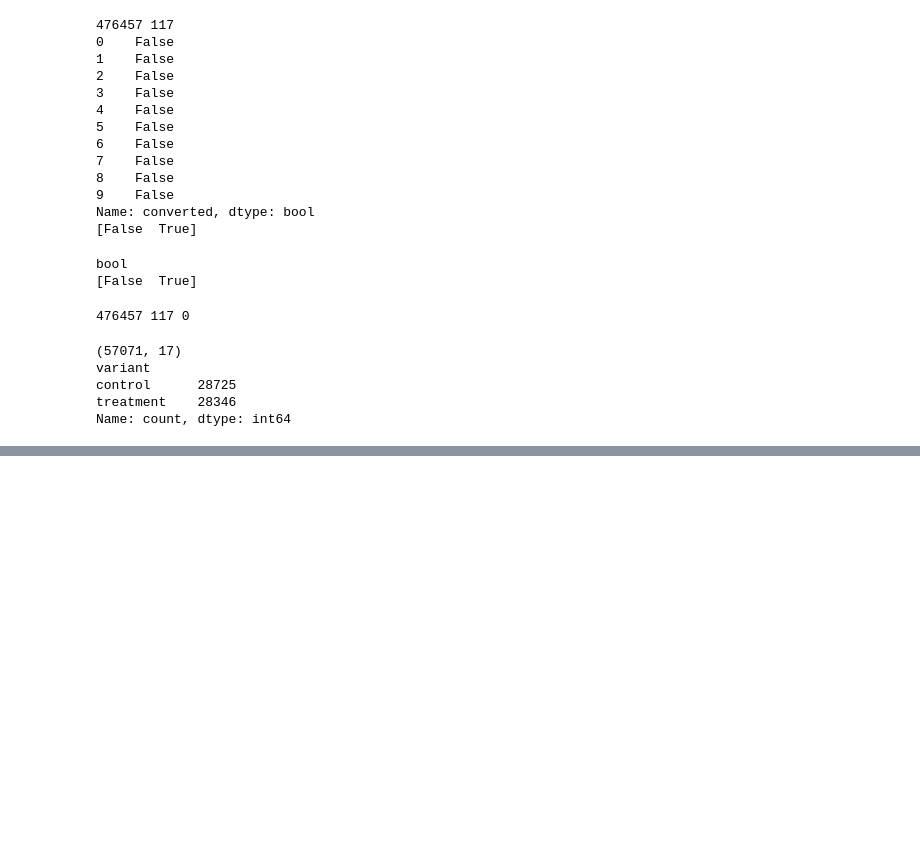
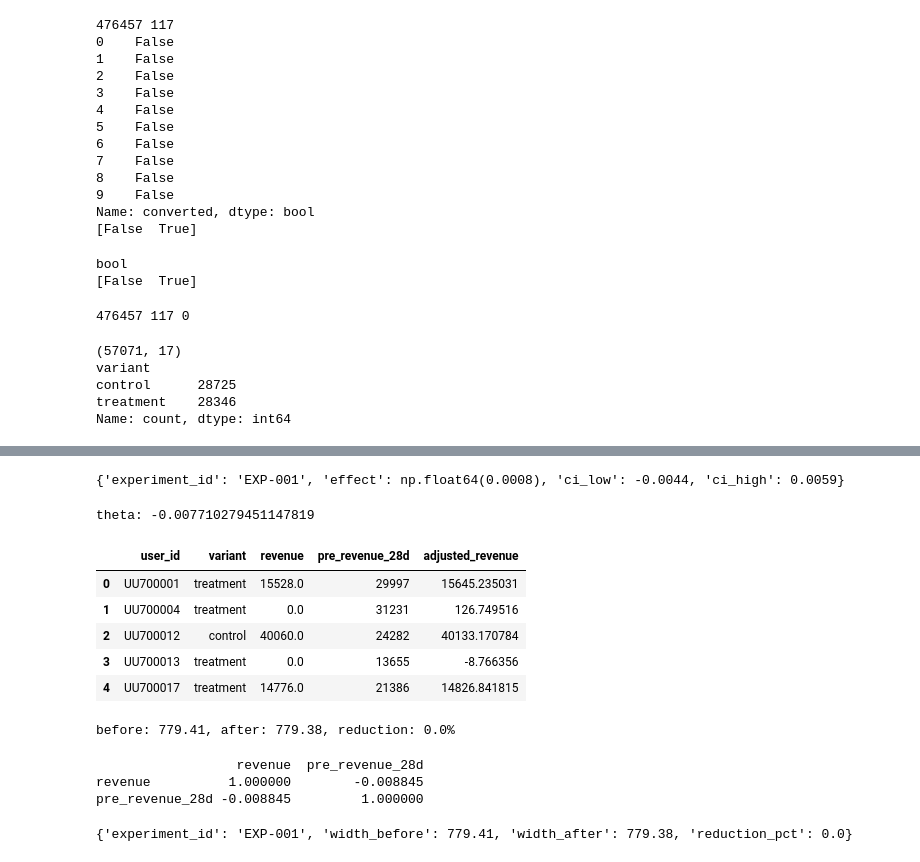
Before and after one commit to behwilionel-lang/skye8-ds-team-c-inference, a Jupyter notebook: notebooks/analysis.ipynb, the cells around one changed output, grey strips where cells are left out. Cells and saved outputs as stored; diff of their text form; code cells hidden in the pictures; blank space fills up the shorter version.

```diff
--- a/notebooks/analysis.ipynb
+++ b/notebooks/analysis.ipynb
@@ -203,0 +236,63 @@ Name: count, dtype: int64
+# %%
+# pull out just the effect and CI for variant_treated, save as a row
+effect = model.params["variant_treated"]
+ci_low, ci_high = model.conf_int().loc["variant_treated"]
+result_row = {"experiment_id": "EXP-001", "effect": round(effect,4), "ci_low": round(ci_low,4), "ci_high": round(ci_high,4)}
+print(result_row)
+# %% [output]
+{'experiment_id': 'EXP-001', 'effect': np.float64(0.0008), 'ci_low': -0.0044, 'ci_high': 0.0059}
+# %%
+# collapse to one row per user (sum revenue across their events), then apply CUPED
+user_level = one_test.groupby("user_id").agg(
+    variant=("variant","first"),
+    revenue=("revenue_xaf","sum"),
+    pre_revenue_28d=("pre_revenue_28d","first")
+).reset_index()
+
+covariance = np.cov(user_level["revenue"], user_level["pre_revenue_28d"])[0][1]
+variance = np.var(user_level["pre_revenue_28d"], ddof=1)
+theta = covariance / variance
+
+mean_pre = user_level["pre_revenue_28d"].mean()
+user_level["adjusted_revenue"] = user_level["revenue"] - theta * (user_level["pre_revenue_28d"] - mean_pre)
+
+print("theta:", theta)
+user_level.head()
+# %% [output]
+theta: -0.007710279451147819
+|  | user_id | variant | revenue | pre_revenue_28d | adjusted_revenue |
+| 0 | UU700001 | treatment | 15528.0 | 29997 | 15645.235031 |
+| 1 | UU700004 | treatment | 0.0 | 31231 | 126.749516 |
+| 2 | UU700012 | control | 40060.0 | 24282 | 40133.170784 |
+| 3 | UU700013 | treatment | 0.0 | 13655 | -8.766356 |
+| 4 | UU700017 | treatment | 14776.0 | 21386 | 14826.841815 |
+# %%
+# compare CI width using raw revenue vs CUPED-adjusted revenue
+def ci_width(a, b):
+    diff = b.mean() - a.mean()
+    se = np.sqrt(a.var(ddof=1)/len(a) + b.var(ddof=1)/len(b))
+    return 2 * 1.96 * se
+
+control_raw = user_level[user_level.variant=="control"]["revenue"]
+treat_raw = user_level[user_level.variant=="treatment"]["revenue"]
+control_adj = user_level[user_level.variant=="control"]["adjusted_revenue"]
+treat_adj = user_level[user_level.variant=="treatment"]["adjusted_revenue"]
+
+width_before = ci_width(control_raw, treat_raw)
+width_after = ci_width(control_adj, treat_adj)
+print(f"before: {width_before:.2f}, after: {width_after:.2f}, reduction: {(1-width_after/width_before)*100:.1f}%")
+# %% [output]
+before: 779.41, after: 779.38, reduction: 0.0%
+# %%
+# check how strongly pre-period revenue actually predicts during-experiment revenue
+print(user_level[["revenue","pre_revenue_28d"]].corr())
+# %% [output]
+                  revenue  pre_revenue_28d
+revenue          1.000000        -0.008845
+pre_revenue_28d -0.008845         1.000000
+# %%
+# save CUPED result for this experiment
+cuped_result = {"experiment_id": "EXP-001", "width_before": round(779.41,2), "width_after": round(779.38,2), "reduction_pct": 0.0}
+print(cuped_result)
+# %% [output]
+{'experiment_id': 'EXP-001', 'width_before': 779.41, 'width_after': 779.38, 'reduction_pct': 0.0}
```
Also changed, not shown: parts of 4 cells of this notebook.
